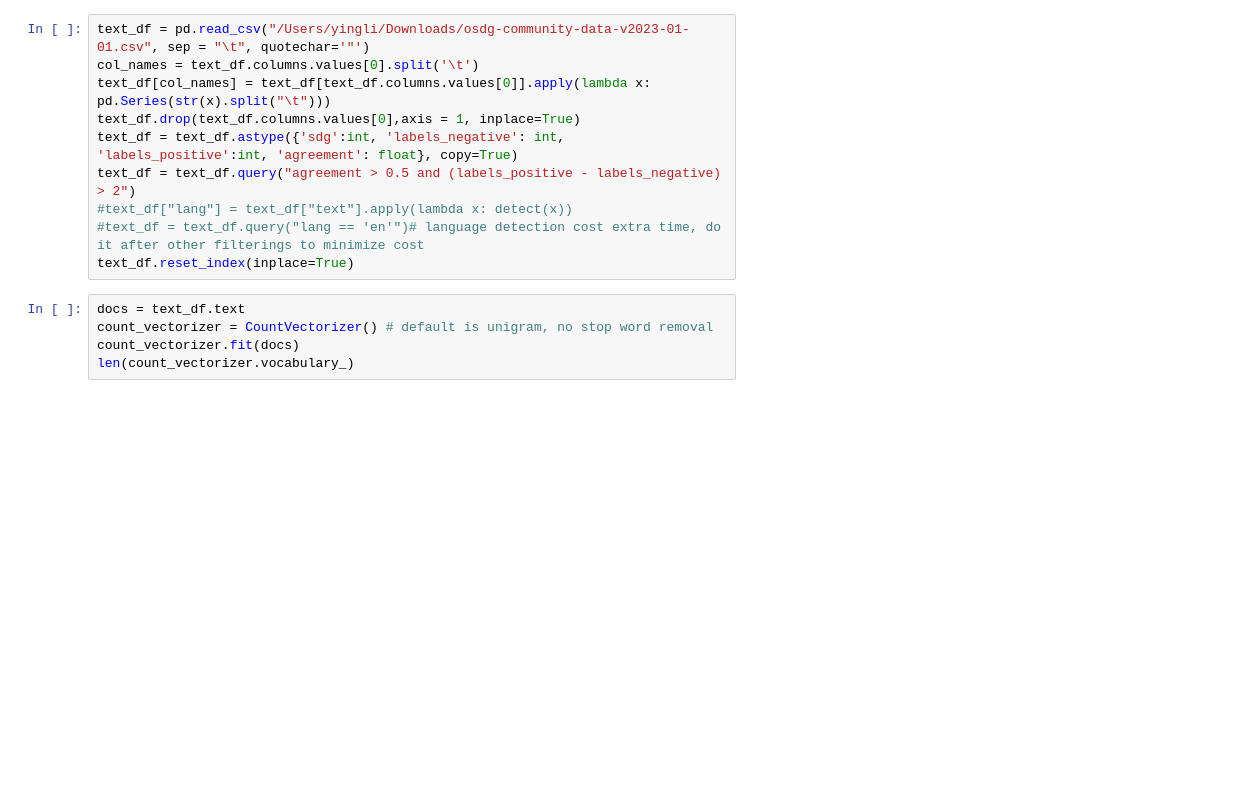
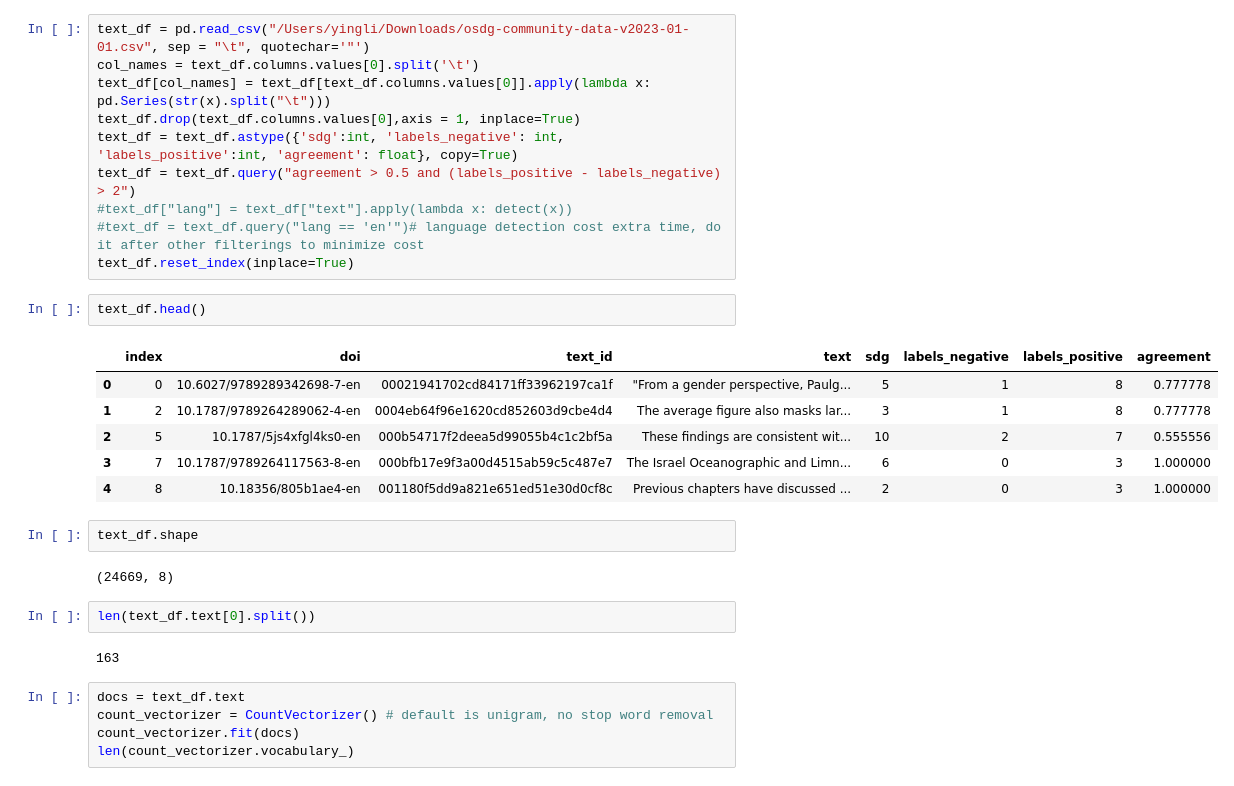
Before and after one commit to yingli/applieddatascience, a Jupyter notebook: sample_code/NB24_nlp_transformation.ipynb, the cells around one changed output. Drawn from its saved outputs; the diff is of its cells as text; blank space fills up the shorter version.

```diff
--- a/sample_code/NB24_nlp_transformation.ipynb
+++ b/sample_code/NB24_nlp_transformation.ipynb
@@ -48,6 +48,23 @@ text_df = text_df.query("agreement > 0.5 and (labels_positive - labels_negative)
 #text_df["lang"] = text_df["text"].apply(lambda x: detect(x))
 #text_df = text_df.query("lang == 'en'")# language detection cost extra time, do it after other filterings to minimize cost
 text_df.reset_index(inplace=True)
+# %%
+text_df.head()
+# %% [output]
+|  | index | doi | text_id | text | sdg | labels_negative | labels_positive | agreement |
+| 0 | 0 | 10.6027/9789289342698-7-en | 00021941702cd84171ff33962197ca1f | "From a gender perspective, Paulg... | 5 | 1 | 8 | 0.777778 |
+| 1 | 2 | 10.1787/9789264289062-4-en | 0004eb64f96e1620cd852603d9cbe4d4 | The average figure also masks lar... | 3 | 1 | 8 | 0.777778 |
+| 2 | 5 | 10.1787/5js4xfgl4ks0-en | 000b54717f2deea5d99055b4c1c2bf5a | These findings are consistent wit... | 10 | 2 | 7 | 0.555556 |
+| 3 | 7 | 10.1787/9789264117563-8-en | 000bfb17e9f3a00d4515ab59c5c487e7 | The Israel Oceanographic and Limn... | 6 | 0 | 3 | 1.000000 |
+| 4 | 8 | 10.18356/805b1ae4-en | 001180f5dd9a821e651ed51e30d0cf8c | Previous chapters have discussed ... | 2 | 0 | 3 | 1.000000 |
+# %%
+text_df.shape
+# %% [output]
+(24669, 8)
+# %%
+len(text_df.text[0].split())
+# %% [output]
+163
 # %%
 docs = text_df.text
 count_vectorizer = CountVectorizer() # default is unigram, no stop word removal
```
Also changed, not shown: parts of 11 cells of this notebook.
